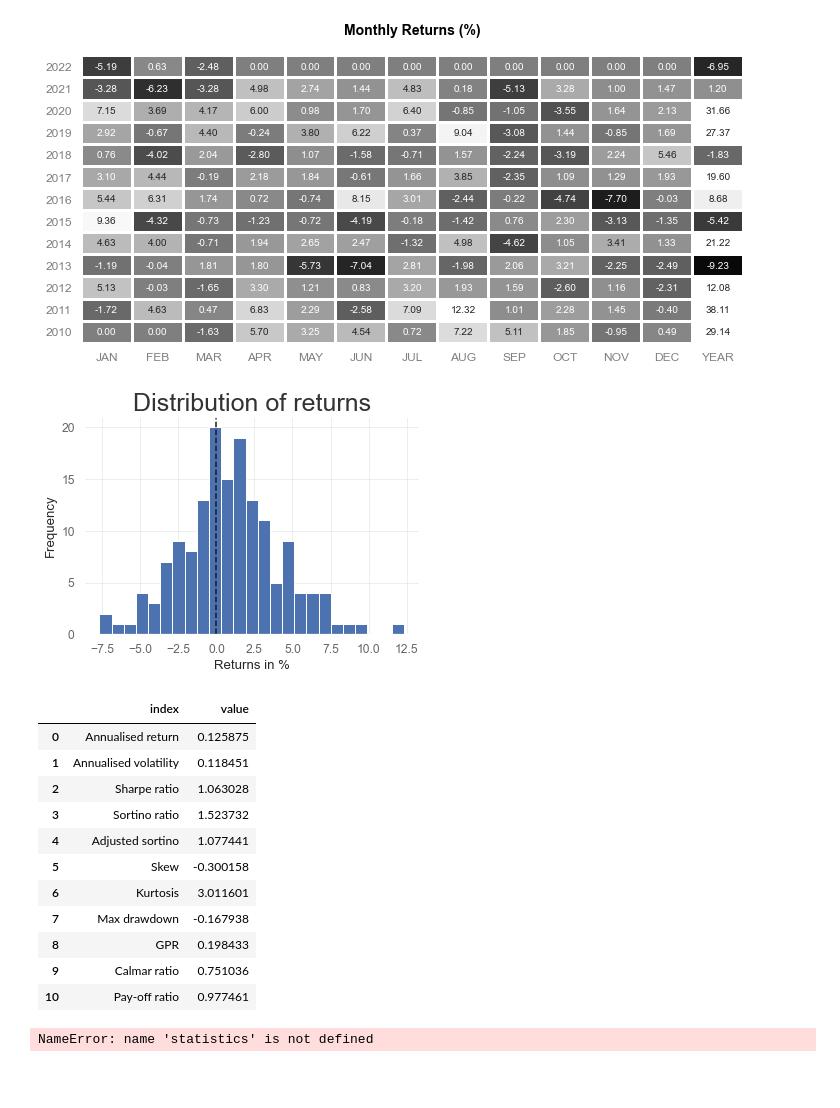
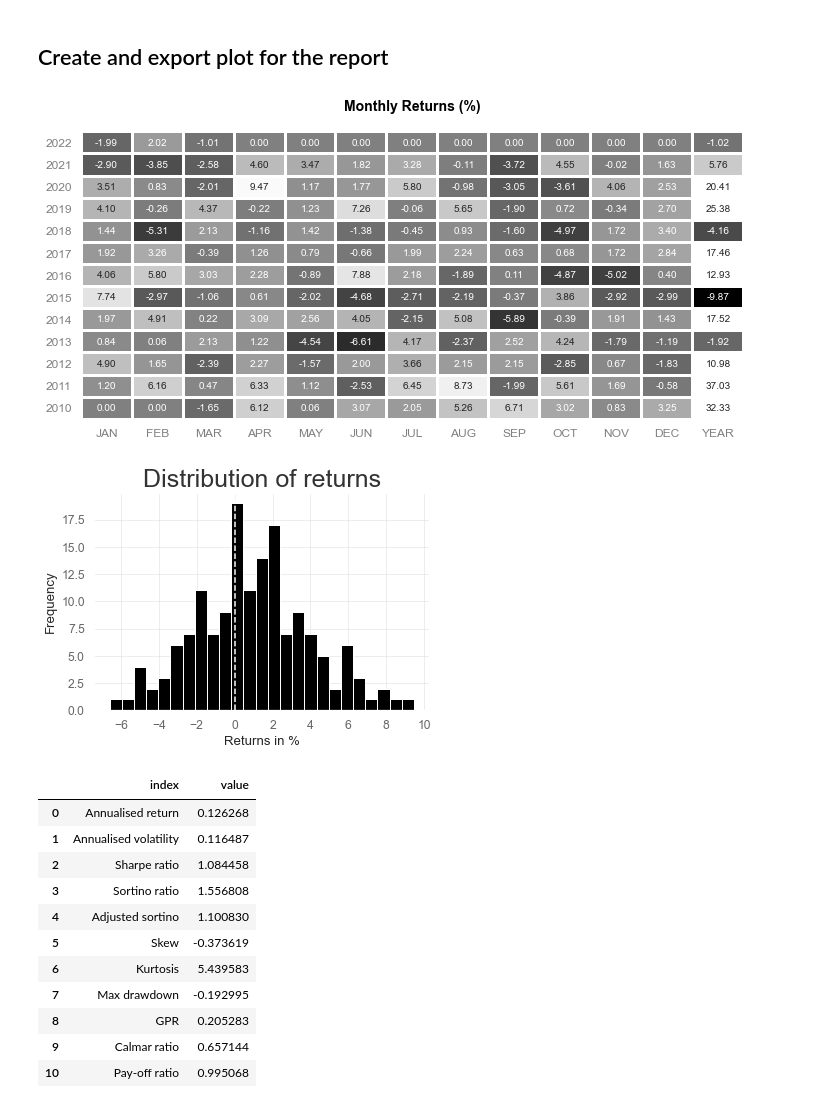
Before and after one commit to zazzooo/AW, a Jupyter notebook: report.ipynb, the cells around one changed output. Saved outputs shown, nothing was run; the diff lists cells and outputs as text; code cells hidden in the pictures; blank space fills up the shorter version.

Commit message:
Add first report try
There are still few issue, the temp folder is not temporary at all. Every html has to have a different name and it has to be called by the shell.

```diff
--- a/report.ipynb
+++ b/report.ipynb
@@ -33,0 +17,19 @@ data_earn_eq_weight.dropna(inplace = True)
+# %%
+list_securities = ['SSO','UBT', 'UST', 'UGL', 'DIG']
+window = 30 #days
+
+unique_name = ''
+for i in list_securities:
+    unique_name += '_' + i
+
+#main
+data = hep.create_dataframe(list_securities) #I can import this dataframe but it is preatty fast.
+#print(data)
+data_perc = hep.perc_df(data)
+inv_volat_data = hep.df_inverse_volatility(data_perc, window)
+data_wheighted = hep.df_wheighted(inv_volat_data)
+data_earnings = hep.df_earnings(data_wheighted, data_perc)
+data_earn_eq_weight = hep.df_earnings_equal_weight(data_perc)
+data_earnings.dropna(inplace = True)
+data_earn_eq_weight.dropna(inplace = True)
+display(data_earn_eq_weight)
@@ -34,3 +66,5 @@ data_earn_eq_weight.dropna(inplace = True)
+# %% [markdown]
+## Create and export plot for the report
 # %%
 #param
 figsize=(10, 5)
@@ -77,25 +111,25 @@ plt.xticks(rotation=0, fontsize=annot_size*1.2)
 plt.yticks(rotation=0, fontsize=annot_size*1.2)
 plt.subplots_adjust(hspace=0, bottom=0, top=1)
 fig.tight_layout(w_pad=0, h_pad=0)
-plt.savefig('./img/table_montly_returns.png')
+plt.savefig('./img/temp/table_montly_returns' + unique_name + '.png')
 # %% [output]
-[figure, old version]
+[figure, new version]
 # %%
 returns = monthly_returns(data_earnings['Tot'], eoy=eoy,compounded=compounded) * 100
 
 series = pd.Series(dtype = 'float64')
 for column in returns.columns:
     series = pd.concat([series,returns[column]])
 #distribution(returns)
-ax = series.plot.hist(bins = 25)
+ax = series.plot.hist(bins = 25, color = 'black')
 ax.set_title('Distribution of returns', size = 25)
-ax.axvline(0, color='k', linestyle='--')
+ax.axvline(0, color='w', linestyle='--')
 ax.set_xlabel("Returns in %")
 ax.set_ylabel("Frequency")
 fig = ax.get_figure()
-fig.savefig('./img/distribution_returns.png')
+fig.savefig('./img/temp/distribution_returns' + unique_name + '.png')
 # %% [output]
-[figure, old version]
+[figure, new version]
 # %%
 # create table of stats
 
@@ -116,22 +150,20 @@ statistics.loc[10] = ['Pay-off ratio', payoff_ratio(data_earnings['Tot'])]
 # Annualised return (At top)
 # Annualizwed volatility (At top)
 
+#export as .csv
+statistics.to_csv('./data/temp/statistics_all_weather' + unique_name + '.csv')
+
 statistics
 # %% [output]
 |  | index | value |
-| 0 | Annualised return | 0.125875 |
-| 1 | Annualised volatility | 0.118451 |
-| 2 | Sharpe ratio | 1.063028 |
-| 3 | Sortino ratio | 1.523732 |
-| 4 | Adjusted sortino | 1.077441 |
-| 5 | Skew | -0.300158 |
-| 6 | Kurtosis | 3.011601 |
-| 7 | Max drawdown | -0.167938 |
-| 8 | GPR | 0.198433 |
-| 9 | Calmar ratio | 0.751036 |
-| 10 | Pay-off ratio | 0.977461 |
+| 0 | Annualised return | 0.126268 |
+| 1 | Annualised volatility | 0.116487 |
+| 2 | Sharpe ratio | 1.084458 |
+| 3 | Sortino ratio | 1.556808 |
+| 4 | Adjusted sortino | 1.100830 |
+| 5 | Skew | -0.373619 |
+| 6 | Kurtosis | 5.439583 |
+| 7 | Max drawdown | -0.192995 |
+| 8 | GPR | 0.205283 |
+| 9 | Calmar ratio | 0.657144 |
+| 10 | Pay-off ratio | 0.995068 |
-# %%
-#export as .csv
-statistics.to_csv('./data/statistics_all_weather.csv')
-# %% [output]
-NameError: name 'statistics' is not defined
```
Also changed, not shown: parts of 7 cells of this notebook, 20 other files.
